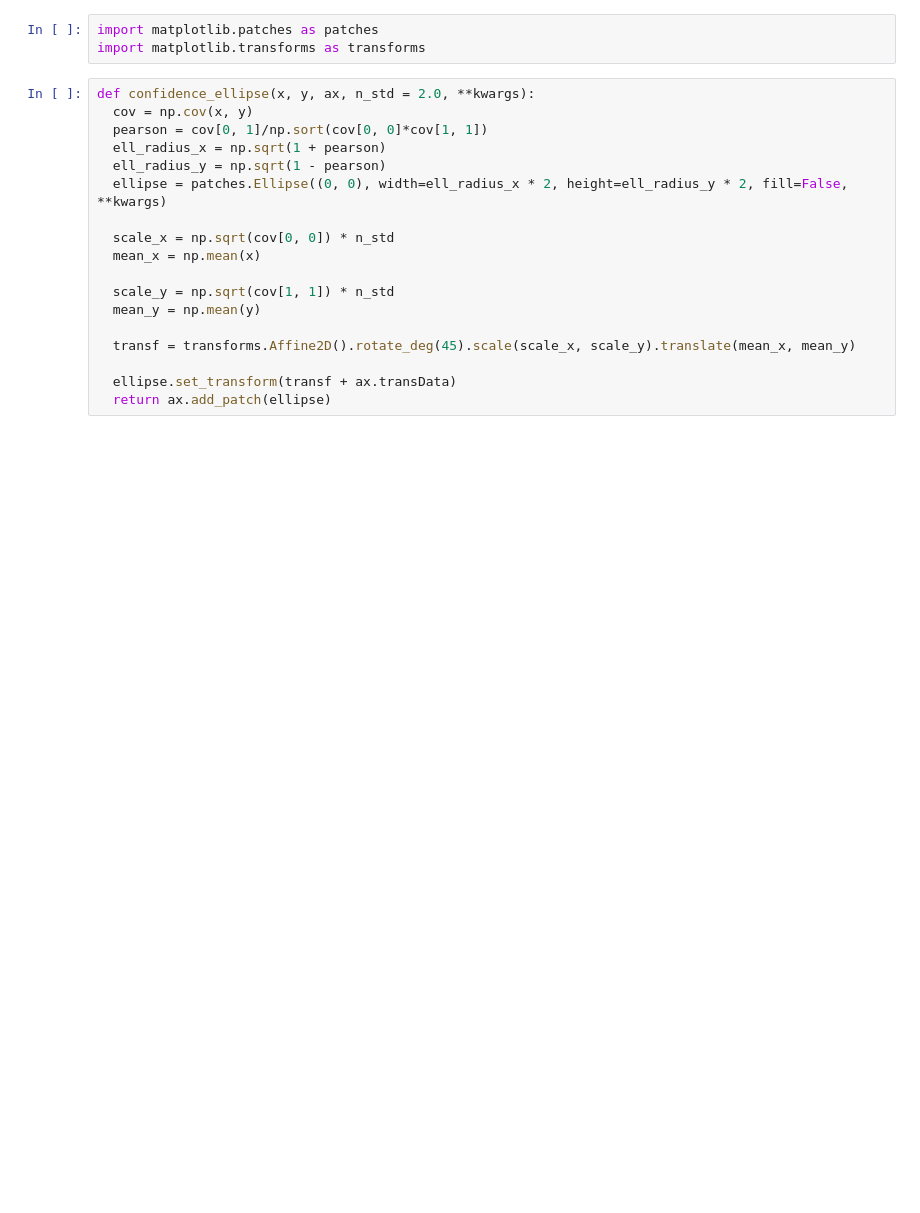
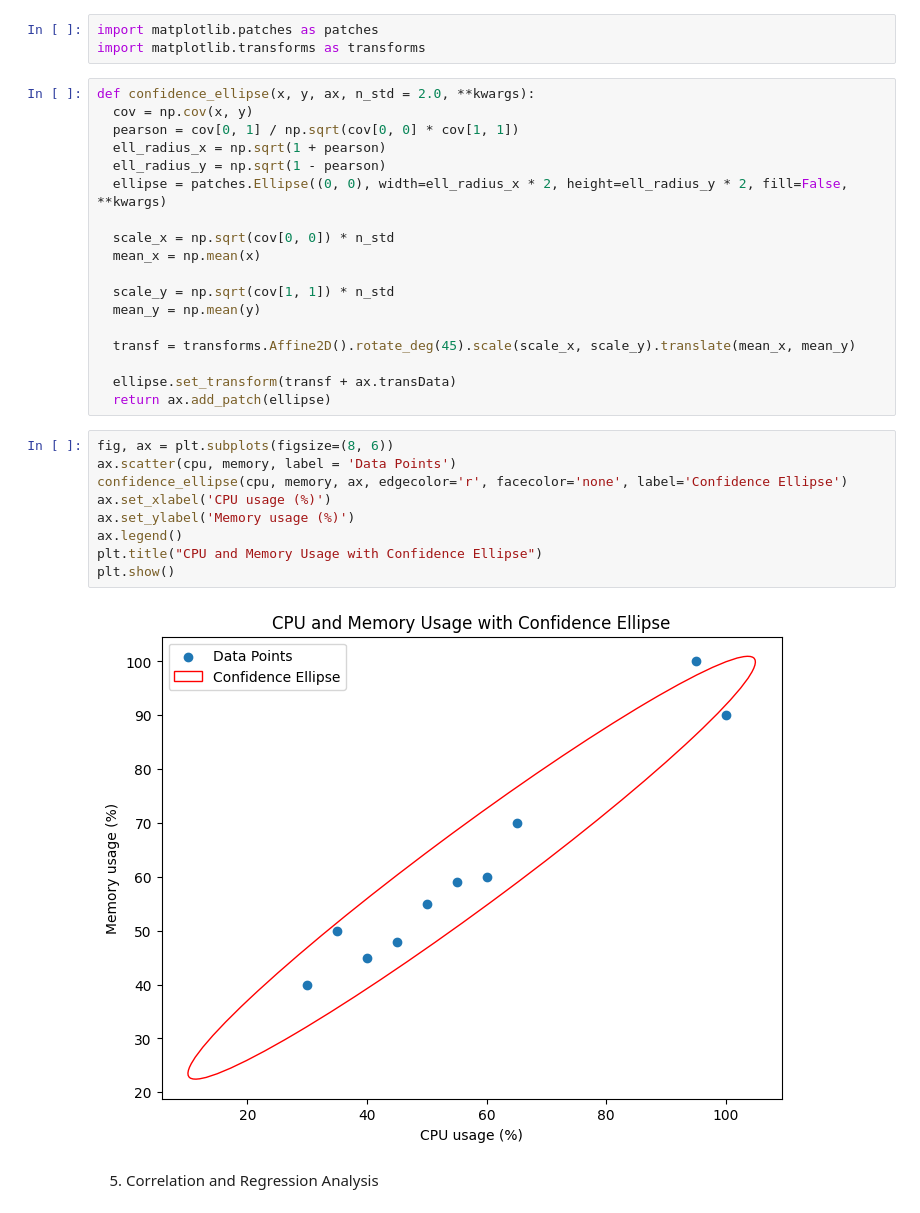
Before and after one commit to Auxilus08/DHV, a Jupyter notebook: Practical_3B.ipynb, the cells around one changed output. Cells and saved outputs as stored; diff of their text form; blank space fills up the shorter version.

```diff
--- a/Practical_3B.ipynb
+++ b/Practical_3B.ipynb
@@ -136,7 +136,7 @@ import matplotlib.transforms as transforms
 # %%
 def confidence_ellipse(x, y, ax, n_std = 2.0, **kwargs):
   cov = np.cov(x, y)
-  pearson = cov[0, 1]/np.sort(cov[0, 0]*cov[1, 1])
+  pearson = cov[0, 1] / np.sqrt(cov[0, 0] * cov[1, 1])
   ell_radius_x = np.sqrt(1 + pearson)
   ell_radius_y = np.sqrt(1 - pearson)
   ellipse = patches.Ellipse((0, 0), width=ell_radius_x * 2, height=ell_radius_y * 2, fill=False, **kwargs)
@@ -151,3 +151,16 @@ def confidence_ellipse(x, y, ax, n_std = 2.0, **kwargs):
 
   ellipse.set_transform(transf + ax.transData)
   return ax.add_patch(ellipse)
+# %%
+fig, ax = plt.subplots(figsize=(8, 6))
+ax.scatter(cpu, memory, label = 'Data Points')
+confidence_ellipse(cpu, memory, ax, edgecolor='r', facecolor='none', label='Confidence Ellipse')
+ax.set_xlabel('CPU usage (%)')
+ax.set_ylabel('Memory usage (%)')
+ax.legend()
+plt.title("CPU and Memory Usage with Confidence Ellipse")
+plt.show()
+# %% [output]
+[figure, added]
+# %% [markdown]
+5. Correlation and Regression Analysis
```
Also changed, not shown: parts of 3 cells of this notebook.
